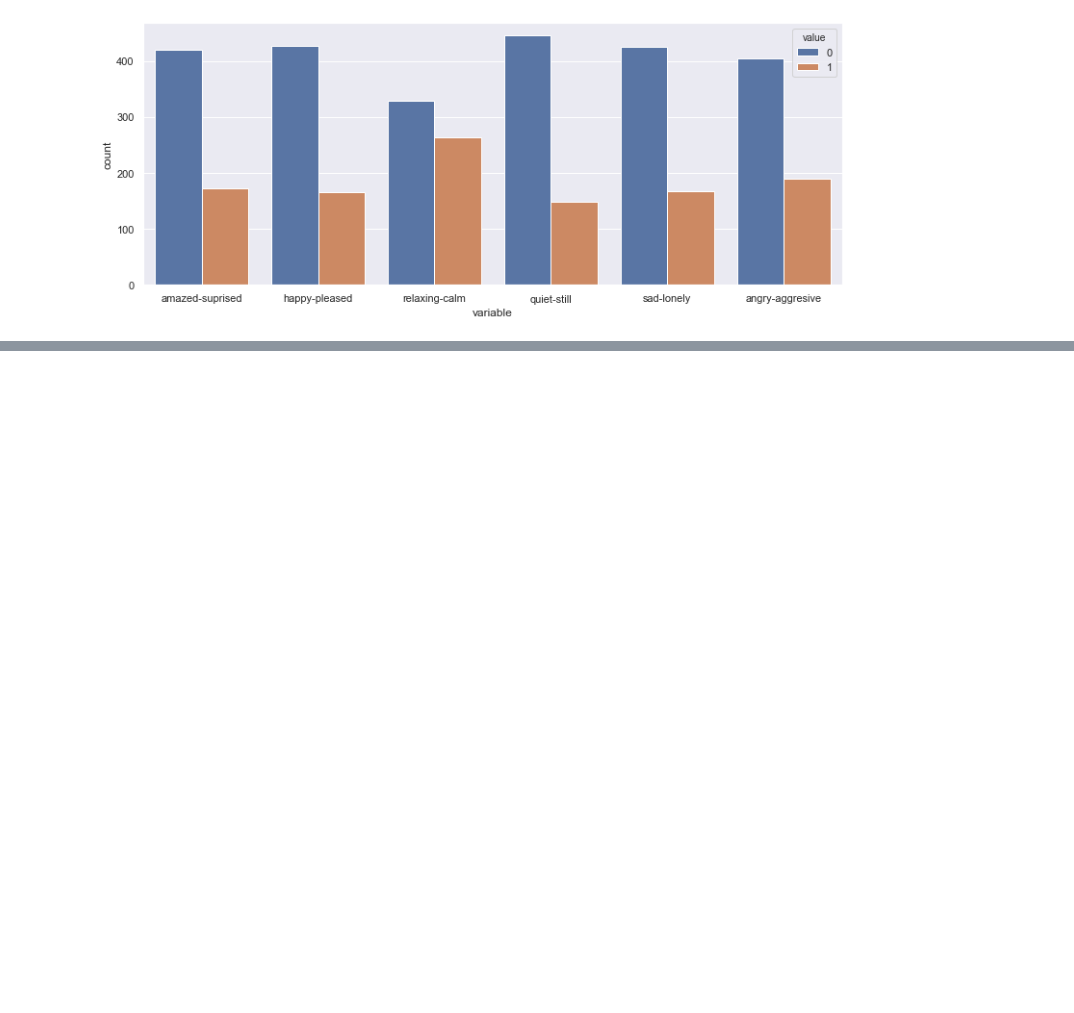
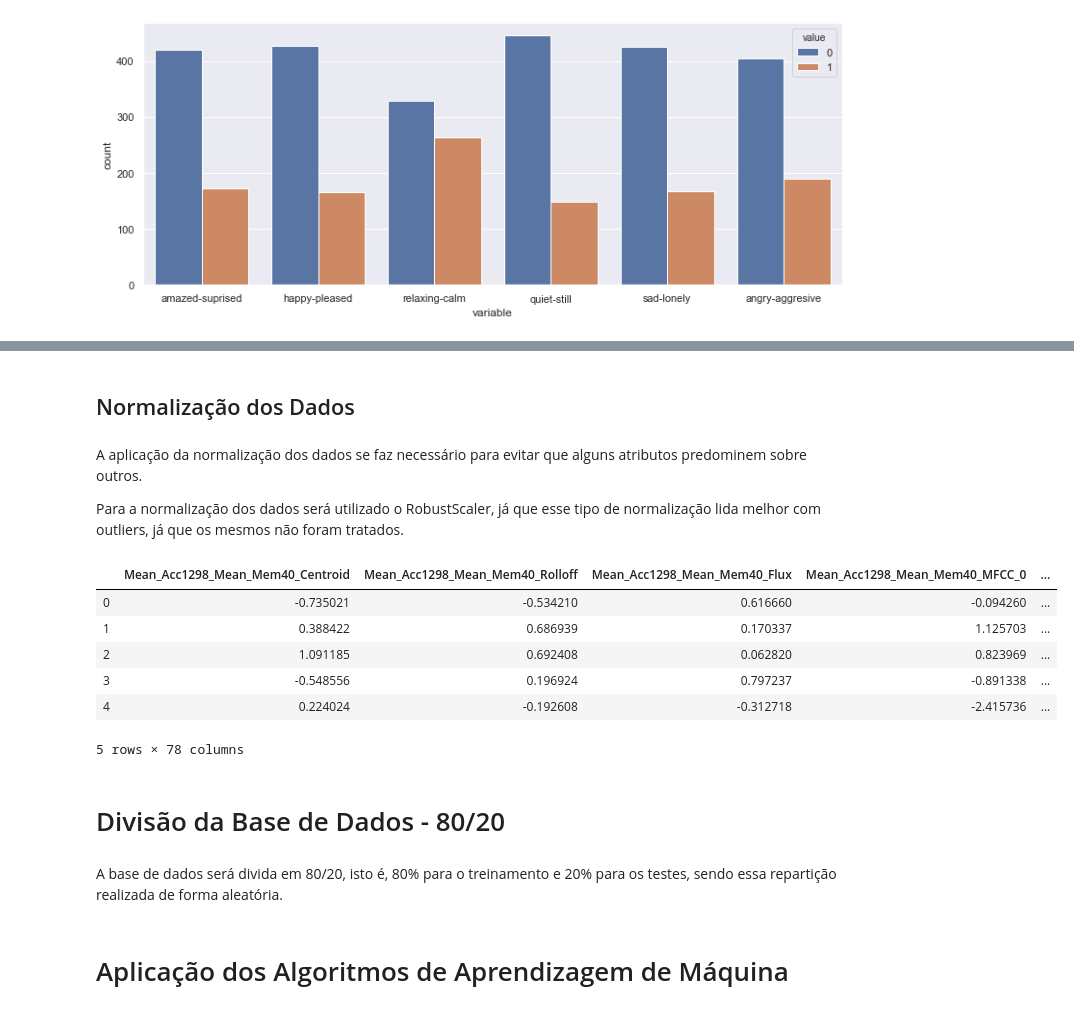
Before and after one commit to LuyzaDomingos/IA, a Jupyter notebook: Classificacao/questao1.ipynb, the cells around one changed output, grey strips where cells are left out. Saved outputs shown, nothing was run; the diff lists cells and outputs as text; code cells hidden in the pictures; blank space fills up the shorter version.

Commit message:
Classificação - Algoritmos

```diff
--- a/Classificacao/questao1.ipynb
+++ b/Classificacao/questao1.ipynb
@@ -277,0 +340,23 @@ A quantidade de valores de cada atributo, são:
+# %% [markdown]
+## Normalização dos Dados
+# %% [markdown]
+A aplicação da normalização dos dados se faz necessário para evitar que alguns atributos predominem sobre outros.
+
+Para a normalização dos dados será utilizado o RobustScaler, já que esse tipo de normalização lida melhor com outliers, já que os mesmos não foram tratados.
+# %%
+normal = preprocessing.RobustScaler()
+normalizado = pd.DataFrame(normal.fit_transform(df_base), columns = df_base.columns.values)
+
+normalizado.head()
+# %% [output]
+|  | Mean_Acc1298_Mean_Mem40_Centroid | Mean_Acc1298_Mean_Mem40_Rolloff | Mean_Acc1298_Mean_Mem40_Flux | Mean_Acc1298_Mean_Mem40_MFCC_0 | ... |
+| 0 | -0.735021 | -0.534210 | 0.616660 | -0.094260 | ... |
+| 1 | 0.388422 | 0.686939 | 0.170337 | 1.125703 | ... |
+| 2 | 1.091185 | 0.692408 | 0.062820 | 0.823969 | ... |
+| 3 | -0.548556 | 0.196924 | 0.797237 | -0.891338 | ... |
+| 4 | 0.224024 | -0.192608 | -0.312718 | -2.415736 | ... |
+5 rows × 78 columns
+# %% [markdown]
+# Divisão da Base de Dados - 80/20
+# %% [markdown]
+A base de dados será divida em 80/20, isto é, 80% para o treinamento e 20% para os testes, sendo essa repartição realizada de forma aleatória.
@@ -277,0 +371,2 @@ A quantidade de valores de cada atributo, são:
+# %% [markdown]
+# Aplicação dos Algoritmos de Aprendizagem de Máquina
```
Also changed, not shown: parts of 35 cells of this notebook.
